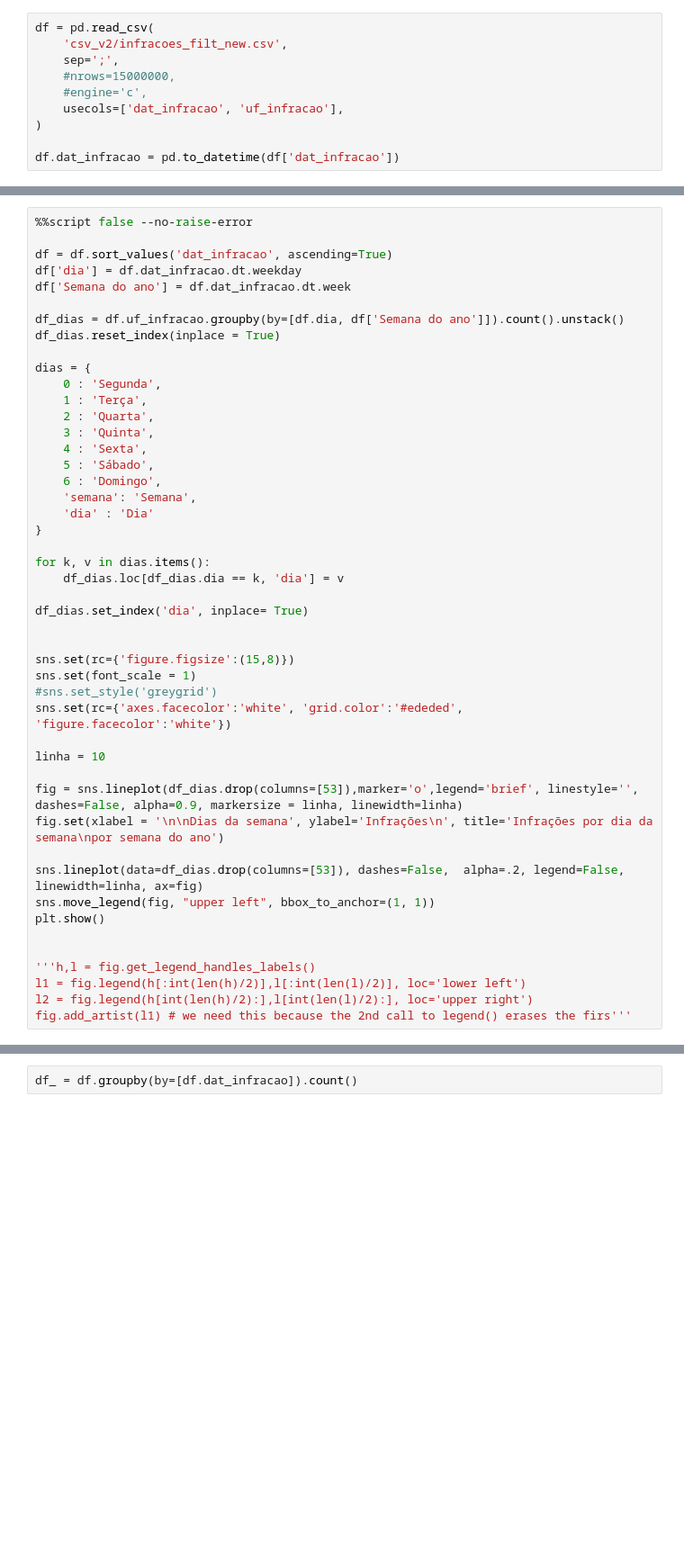
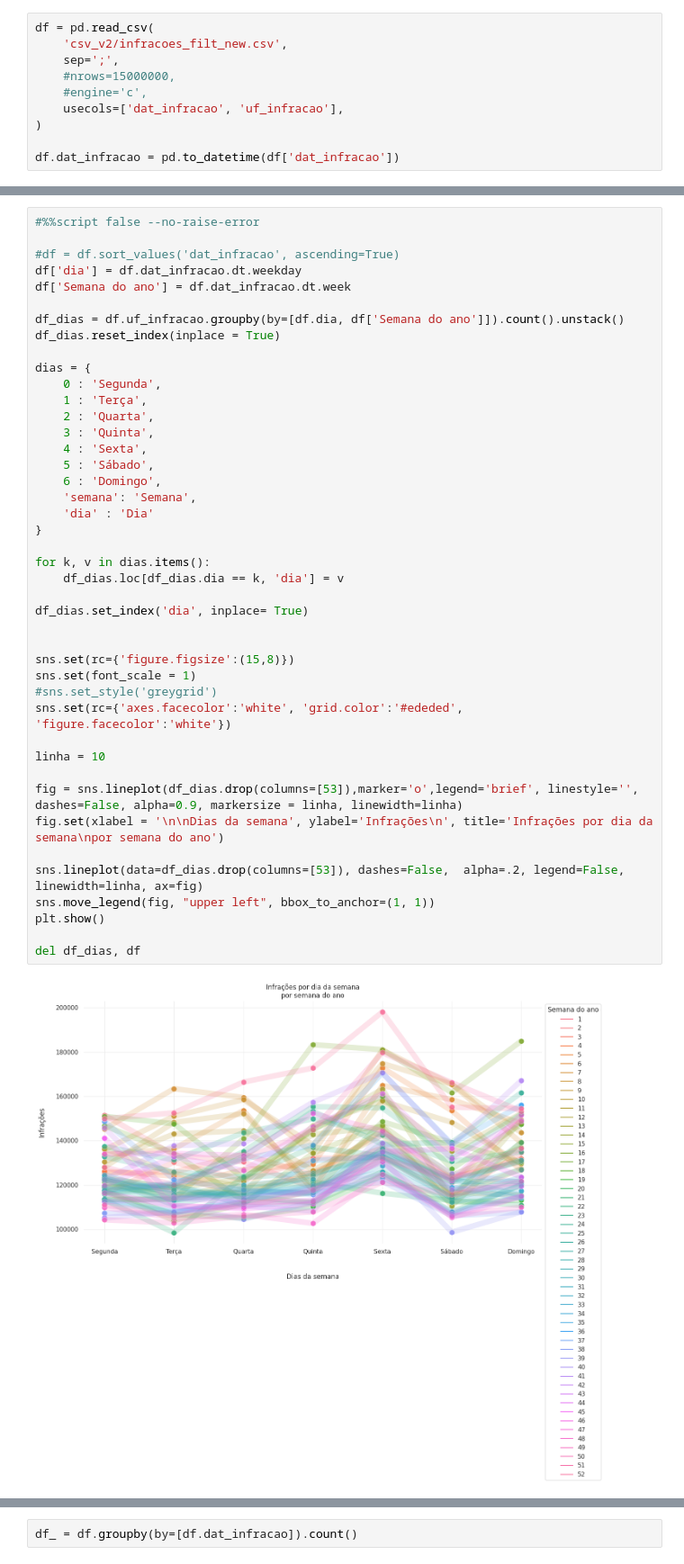
Before and after one commit to phobeiro/Trabalho-Seminarios-Bandoleros, a Jupyter notebook: stl.ipynb, the cells around one changed output, grey strips where cells are left out. Shown at 90% size. Cells and saved outputs as stored; diff of their text form; blank space fills up the shorter version.

```diff
--- a/stl.ipynb
+++ b/stl.ipynb
@@ -67,7 +70,7 @@ df.dat_infracao = pd.to_datetime(df['dat_infracao'])
 # %%
-%%script false --no-raise-error
+#%%script false --no-raise-error
 
-df = df.sort_values('dat_infracao', ascending=True)
+#df = df.sort_values('dat_infracao', ascending=True)
 df['dia'] = df.dat_infracao.dt.weekday
 df['Semana do ano'] = df.dat_infracao.dt.week
 
@@ -79,36 +82,34 @@ dias = {
     1 : 'Terça',
     2 : 'Quarta',
     3 : 'Quinta',
     4 : 'Sexta',
     5 : 'Sábado',
     6 : 'Domingo',
     'semana': 'Semana',
     'dia' : 'Dia'
 }
 
 for k, v in dias.items():
     df_dias.loc[df_dias.dia == k, 'dia'] = v
 
 df_dias.set_index('dia', inplace= True)
 
 
 sns.set(rc={'figure.figsize':(15,8)})
 sns.set(font_scale = 1)
 #sns.set_style('greygrid')
 sns.set(rc={'axes.facecolor':'white', 'grid.color':'#ededed', 'figure.facecolor':'white'})
 
 linha = 10
 
 fig = sns.lineplot(df_dias.drop(columns=[53]),marker='o',legend='brief', linestyle='', dashes=False, alpha=0.9, markersize = linha, linewidth=linha)
 fig.set(xlabel = '\n\nDias da semana', ylabel='Infrações\n', title='Infrações por dia da semana\npor semana do ano')
 
 sns.lineplot(data=df_dias.drop(columns=[53]), dashes=False,  alpha=.2, legend=False, linewidth=linha, ax=fig)
 sns.move_legend(fig, "upper left", bbox_to_anchor=(1, 1))
 plt.show()
 
-
-'''h,l = fig.get_legend_handles_labels()
-l1 = fig.legend(h[:int(len(h)/2)],l[:int(len(l)/2)], loc='lower left')
-l2 = fig.legend(h[int(len(h)/2):],l[int(len(l)/2):], loc='upper right')
-fig.add_artist(l1) # we need this because the 2nd call to legend() erases the firs'''
+del df_dias, df
+# %% [output]
+[figure, added]
 # %% [markdown]
```
Also changed, not shown: parts of 28 cells of this notebook.
